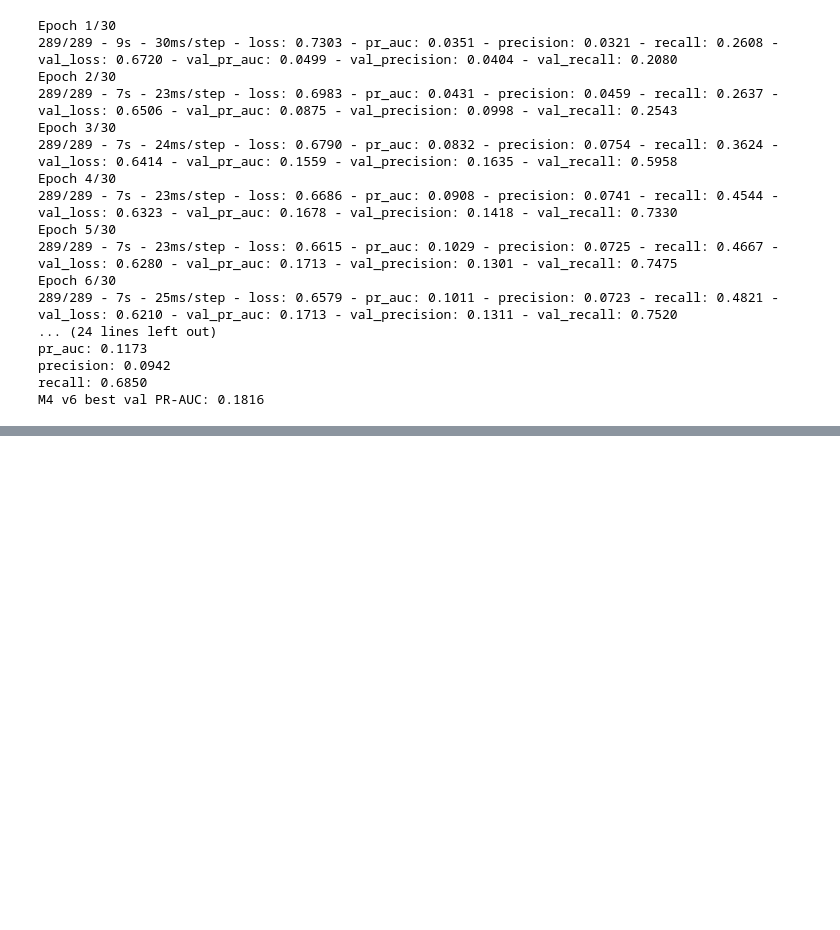
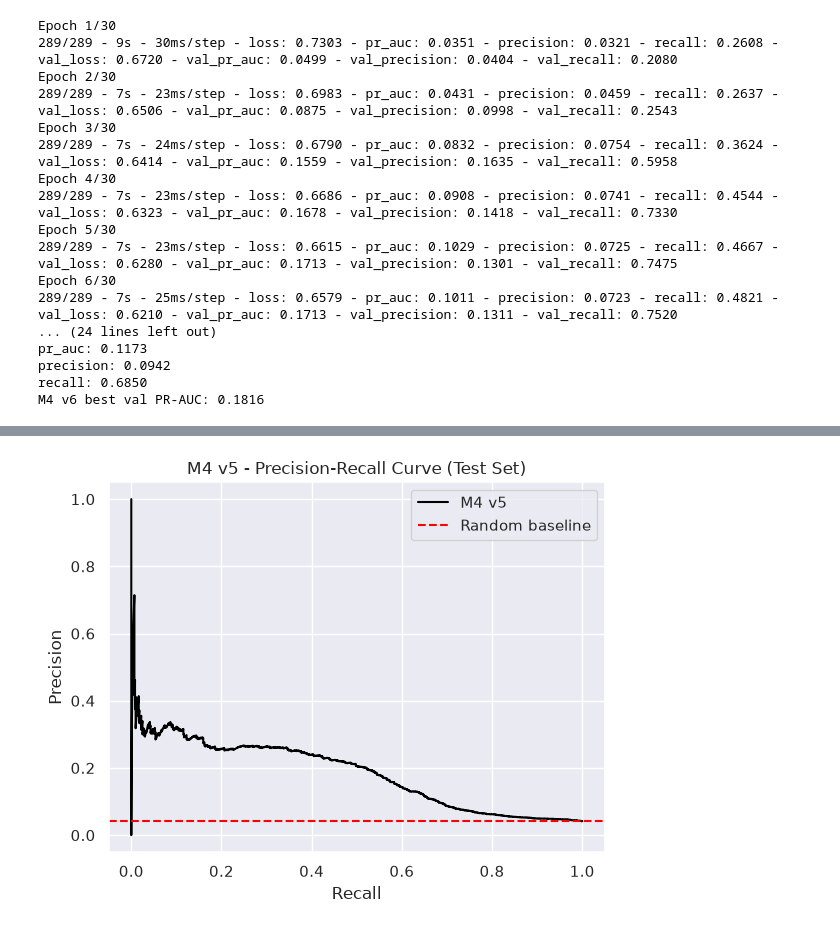
Before and after one commit to fundaBa/IntegratedCA1, a Jupyter notebook: Advanced Data Analysis.ipynb, the cells around one changed output, grey strips where cells are left out. Drawn from its saved outputs; the diff is of its cells as text; code cells hidden in the pictures; blank space fills up the shorter version.

```diff
--- a/Advanced Data Analysis.ipynb
+++ b/Advanced Data Analysis.ipynb
@@ -1303,0 +1371,16 @@ M4 v6 best val PR-AUC: 0.1816
+# %%
+from sklearn.metrics import precision_recall_curve
+
+# PR curve for the final model (M4 v5) on the test set
+y_prob = model_m4_v5.predict([X_test_comment, X_test_video, X_test_time], verbose=0)
+precision, recall, thresholds = precision_recall_curve(y_test, y_prob)
+
+plt.plot(recall, precision, color="black", label="M4 v5")
+plt.axhline(y_test.mean(), color="red", linestyle="--", label="Random baseline")
+plt.xlabel("Recall")
+plt.ylabel("Precision")
+plt.title("M4 v5 - Precision-Recall Curve (Test Set)")
+plt.legend()
+plt.show()
+# %% [output]
+[figure, added]
```
Also changed, not shown: parts of 8 cells of this notebook.
